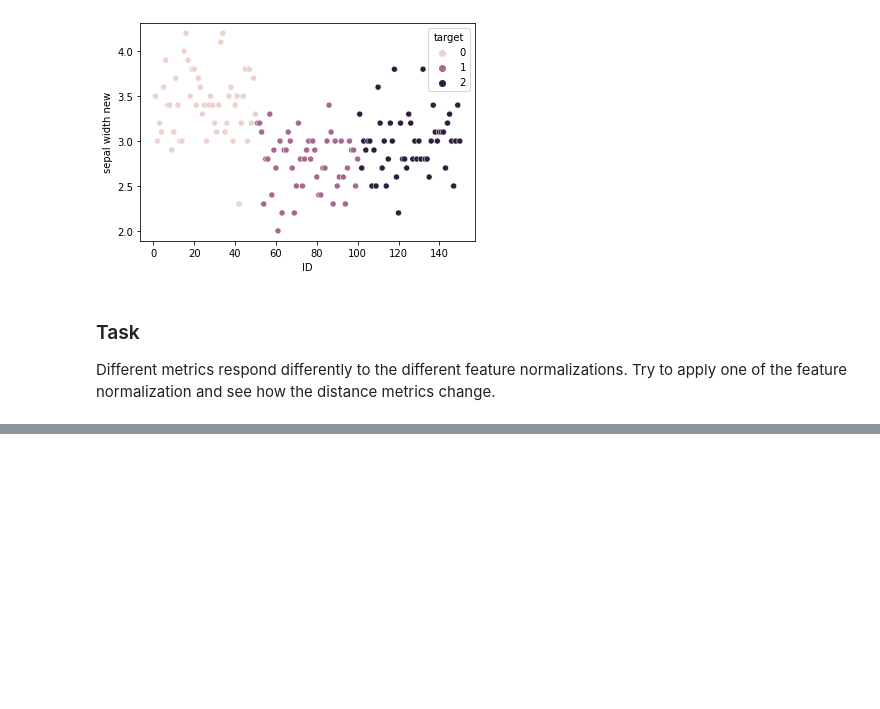
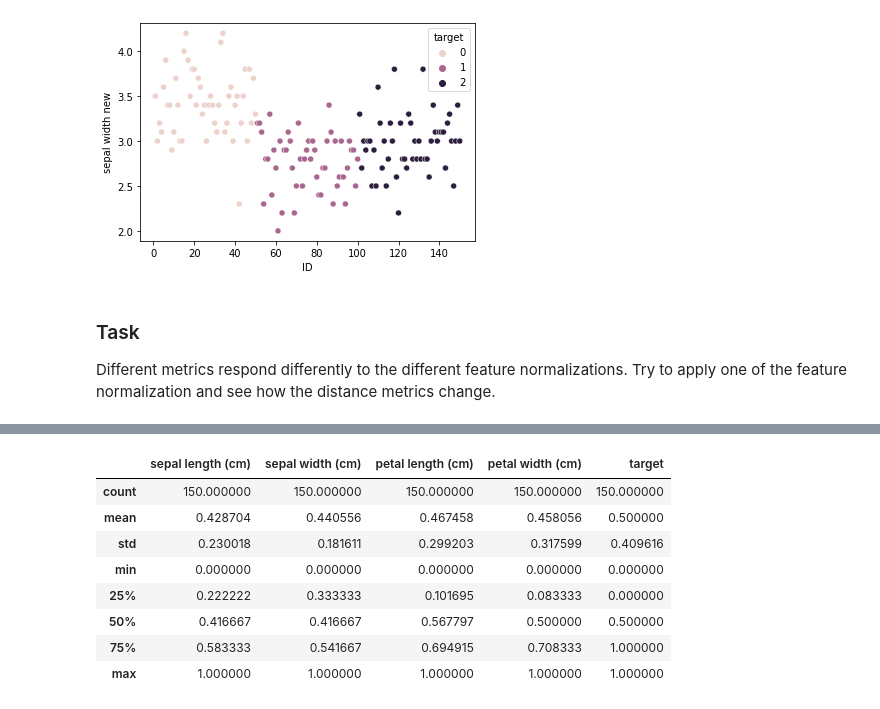
Before and after one commit to Samarth1410/Samarth, a Jupyter notebook: M2L1.ipynb, the cells around one changed output, grey strips where cells are left out. Drawn from its saved outputs; the diff is of its cells as text; code cells hidden in the pictures; blank space fills up the shorter version.

```diff
--- a/M2L1.ipynb
+++ b/M2L1.ipynb
@@ -1044,0 +1070,17 @@ Different metrics respond differently to the different feature normalizations. T
+# %%
+#after min-max the mean came close to zero. Data lies in 0 to 1 range.
+#MIN MAX
+def rescale(data):
+  return (data - data.min())/(data.max() - data.min())
+min_max = rescale(data)
+min_max.describe()
+# %% [output]
+|  | sepal length (cm) | sepal width (cm) | petal length (cm) | petal width (cm) | target |
+| count | 150.000000 | 150.000000 | 150.000000 | 150.000000 | 150.000000 |
+| mean | 0.428704 | 0.440556 | 0.467458 | 0.458056 | 0.500000 |
+| std | 0.230018 | 0.181611 | 0.299203 | 0.317599 | 0.409616 |
+| min | 0.000000 | 0.000000 | 0.000000 | 0.000000 | 0.000000 |
+| 25% | 0.222222 | 0.333333 | 0.101695 | 0.083333 | 0.000000 |
+| 50% | 0.416667 | 0.416667 | 0.567797 | 0.500000 | 0.500000 |
+| 75% | 0.583333 | 0.541667 | 0.694915 | 0.708333 | 1.000000 |
+| max | 1.000000 | 1.000000 | 1.000000 | 1.000000 | 1.000000 |
```
Also changed, not shown: parts of 11 cells of this notebook.
